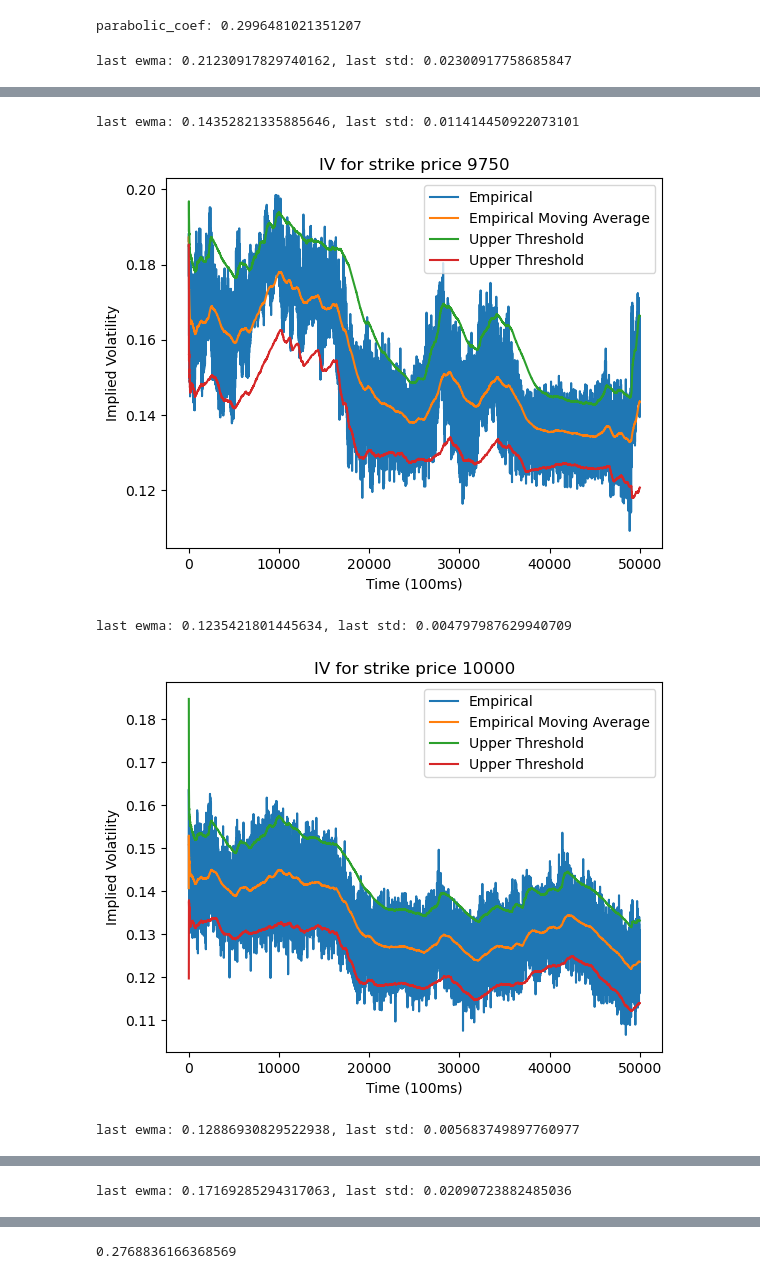
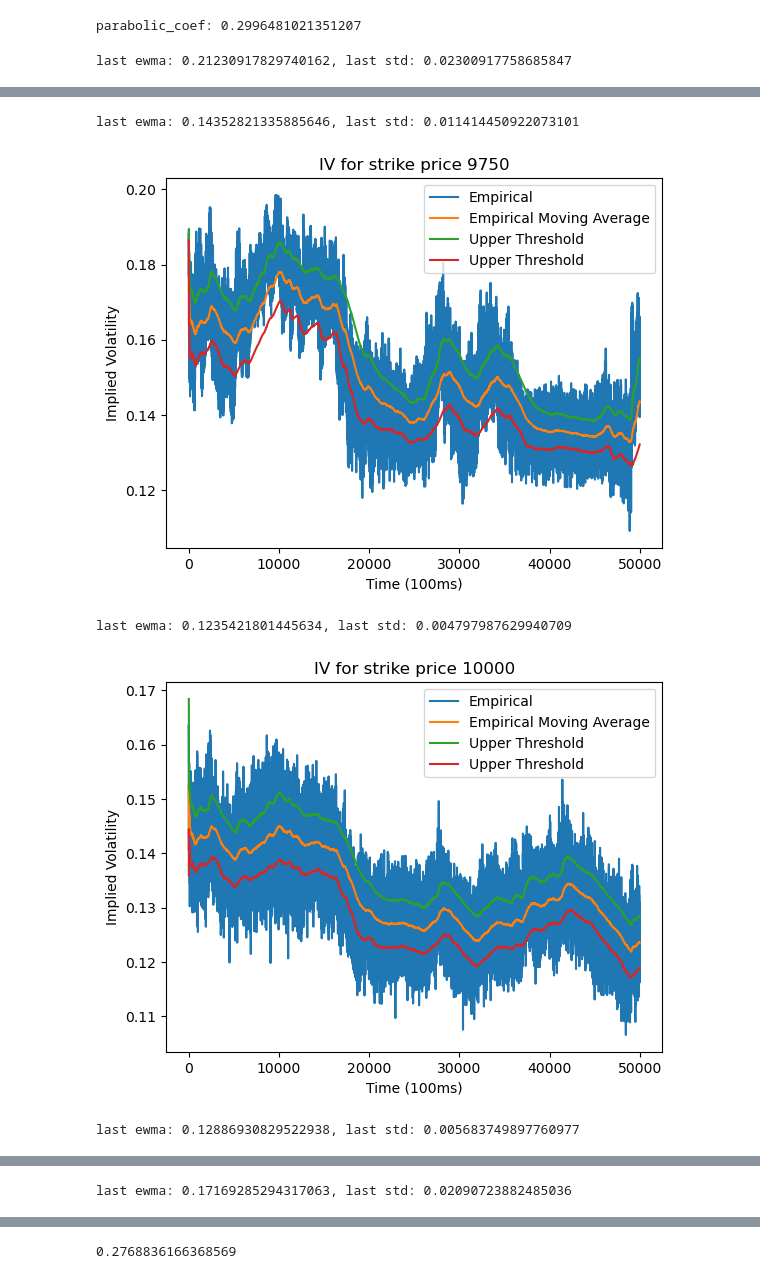
Before and after one commit to Edwin-yin/imc-prosperity-2, a Jupyter notebook: round3_new/vol_smile_check.ipynb, the cells around one changed output, grey strips where cells are left out. Cells and saved outputs as stored; diff of their text form; code cells hidden in the pictures.

```diff
--- a/round3_new/vol_smile_check.ipynb
+++ b/round3_new/vol_smile_check.ipynb
@@ -576,7 +576,7 @@ for strike in STRIKES:
 # %% [output]
 parabolic_coef: 0.2996481021351207
 # %%
-thres = 2
+thres = 1
 for strike in STRIKES:
     option = pd.read_csv(f"./option_data/VOLCANIC_ROCK_VOUCHER_{strike}.csv", sep=';')
     fig, ax = plt.subplots()
@@ -602,5 +602,5 @@ last ewma: 0.21230917829740162, last std: 0.02300917758685847
 last ewma: 0.14352821335885646, last std: 0.011414450922073101
-[figure, old version]
+[figure, new version]
 last ewma: 0.1235421801445634, last std: 0.004797987629940709
-[figure, old version]
+[figure, new version]
 last ewma: 0.12886930829522938, last std: 0.005683749897760977
```
Also changed, not shown: parts of 5 cells of this notebook, 28 other files.
